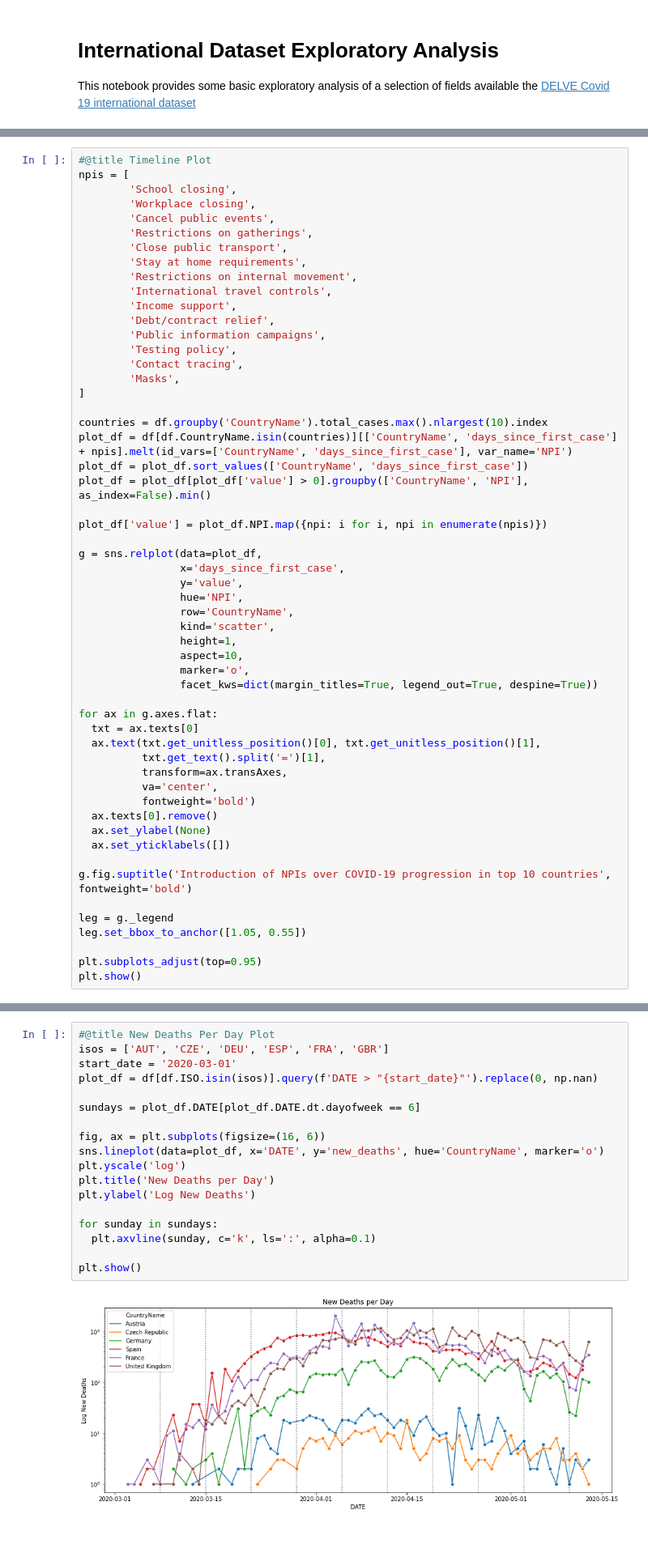
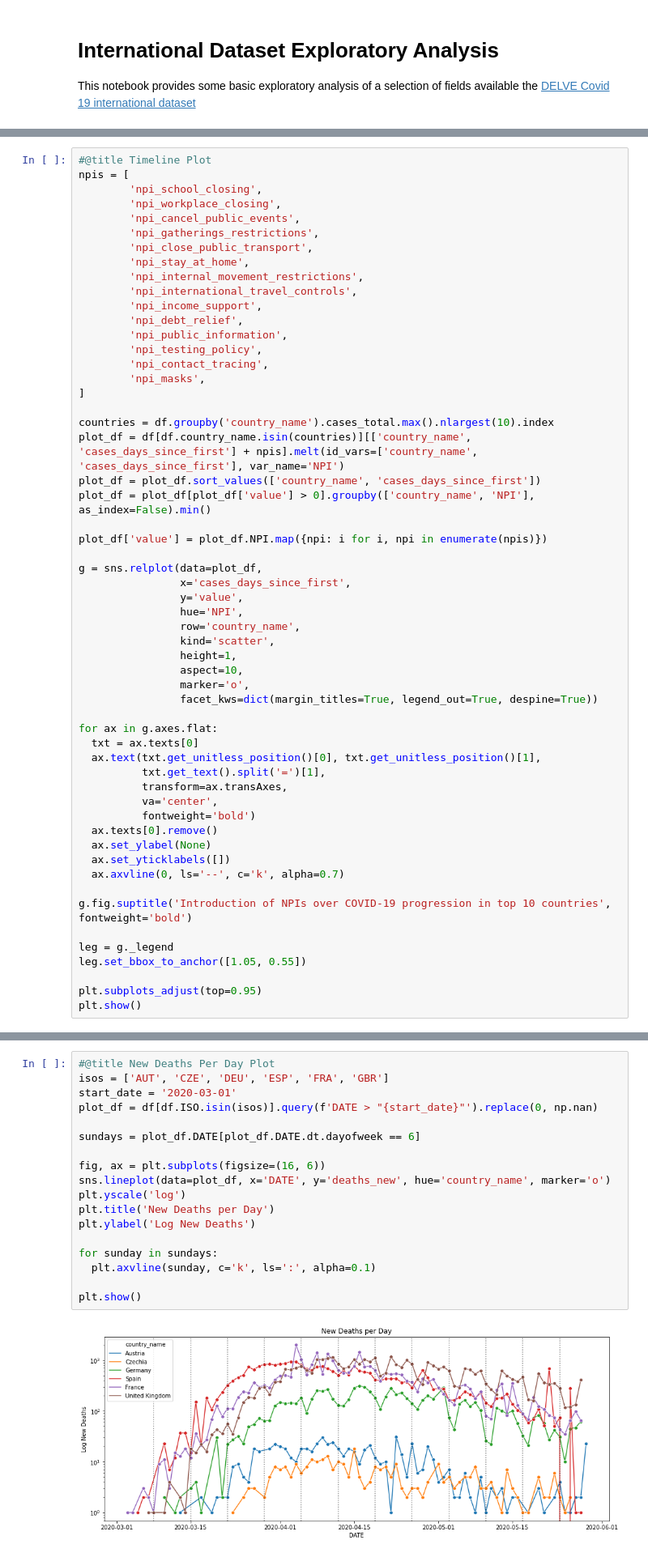
Before and after one commit to rs-delve/covid19_datasets, a Jupyter notebook: Data_Exploration.ipynb, the cells around one changed output, grey strips where cells are left out. Shown at 81% size. Cells and saved outputs as stored; diff of their text form.

Commit message:
Updated data exploration

```diff
--- a/Data_Exploration.ipynb
+++ b/Data_Exploration.ipynb
@@ -26,34 +24,34 @@ Note that since the `days_since_first_case` field is 0 until the first case is r
 # %%
 #@title Timeline Plot
 npis = [
-        'School closing',
-        'Workplace closing',
-        'Cancel public events',
-        'Restrictions on gatherings',
-        'Close public transport',
-        'Stay at home requirements',
-        'Restrictions on internal movement',
-        'International travel controls',
-        'Income support',
-        'Debt/contract relief',
-        'Public information campaigns',
-        'Testing policy',
-        'Contact tracing',
-        'Masks',
+        'npi_school_closing',
+        'npi_workplace_closing',
+        'npi_cancel_public_events',
+        'npi_gatherings_restrictions',
+        'npi_close_public_transport',
+        'npi_stay_at_home',
+        'npi_internal_movement_restrictions',
+        'npi_international_travel_controls',
+        'npi_income_support',
+        'npi_debt_relief',
+        'npi_public_information',
+        'npi_testing_policy',
+        'npi_contact_tracing',
+        'npi_masks',
 ]
 
-countries = df.groupby('CountryName').total_cases.max().nlargest(10).index
-plot_df = df[df.CountryName.isin(countries)][['CountryName', 'days_since_first_case'] + npis].melt(id_vars=['CountryName', 'days_since_first_case'], var_name='NPI')
-plot_df = plot_df.sort_values(['CountryName', 'days_since_first_case'])
-plot_df = plot_df[plot_df['value'] > 0].groupby(['CountryName', 'NPI'], as_index=False).min()
+countries = df.groupby('country_name').cases_total.max().nlargest(10).index
+plot_df = df[df.country_name.isin(countries)][['country_name', 'cases_days_since_first'] + npis].melt(id_vars=['country_name', 'cases_days_since_first'], var_name='NPI')
+plot_df = plot_df.sort_values(['country_name', 'cases_days_since_first'])
+plot_df = plot_df[plot_df['value'] > 0].groupby(['country_name', 'NPI'], as_index=False).min()
 
 plot_df['value'] = plot_df.NPI.map({npi: i for i, npi in enumerate(npis)})
 
 g = sns.relplot(data=plot_df,
-                x='days_since_first_case',
+                x='cases_days_since_first',
                 y='value',
                 hue='NPI',
-                row='CountryName',
+                row='country_name',
                 kind='scatter',
                 height=1,
                 aspect=10,
@@ -70,6 +68,7 @@ for ax in g.axes.flat:
   ax.texts[0].remove()
   ax.set_ylabel(None)
   ax.set_yticklabels([])
+  ax.axvline(0, ls='--', c='k', alpha=0.7)
 
 g.fig.suptitle('Introduction of NPIs over COVID-19 progression in top 10 countries', fontweight='bold')
 
@@ -103,23 +106,23 @@ The vertical lines in the plot are on Sundays. It seems that some countries tend
 # %%
 #@title New Deaths Per Day Plot
 isos = ['AUT', 'CZE', 'DEU', 'ESP', 'FRA', 'GBR']
 start_date = '2020-03-01'
 plot_df = df[df.ISO.isin(isos)].query(f'DATE > "{start_date}"').replace(0, np.nan)
 
 sundays = plot_df.DATE[plot_df.DATE.dt.dayofweek == 6]
 
 fig, ax = plt.subplots(figsize=(16, 6))
-sns.lineplot(data=plot_df, x='DATE', y='new_deaths', hue='CountryName', marker='o')
+sns.lineplot(data=plot_df, x='DATE', y='deaths_new', hue='country_name', marker='o')
 plt.yscale('log')
 plt.title('New Deaths per Day')
 plt.ylabel('Log New Deaths')
 
 for sunday in sundays:
   plt.axvline(sunday, c='k', ls=':', alpha=0.1)
 
 plt.show()
 # %% [output]
-[figure, old version]
+[figure, new version]
 # %% [markdown]
 ## Smoothed deaths with Stringency Index
 **Select a country from the dropdown to re-generate the plot**
```
Also changed, not shown: parts of 17 cells of this notebook.
